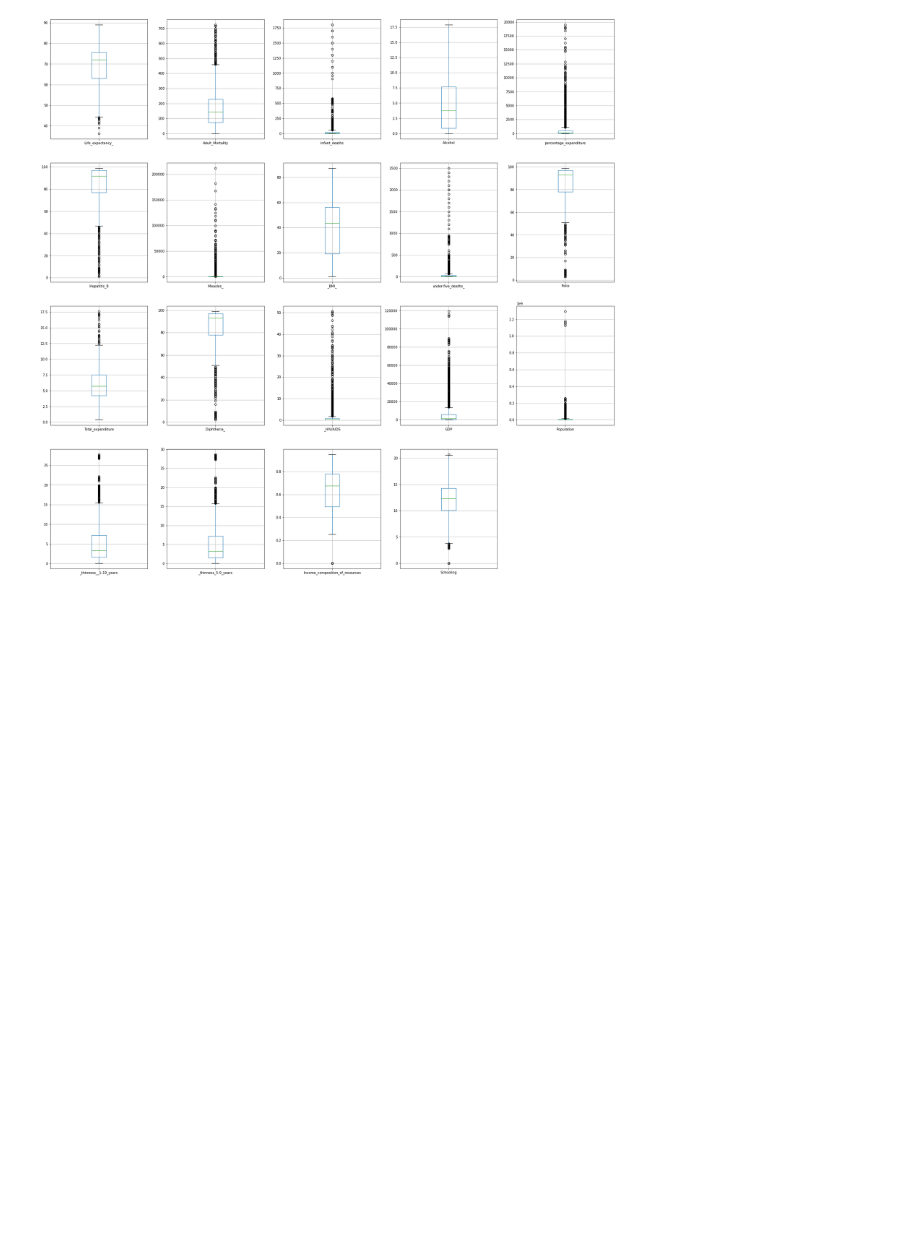
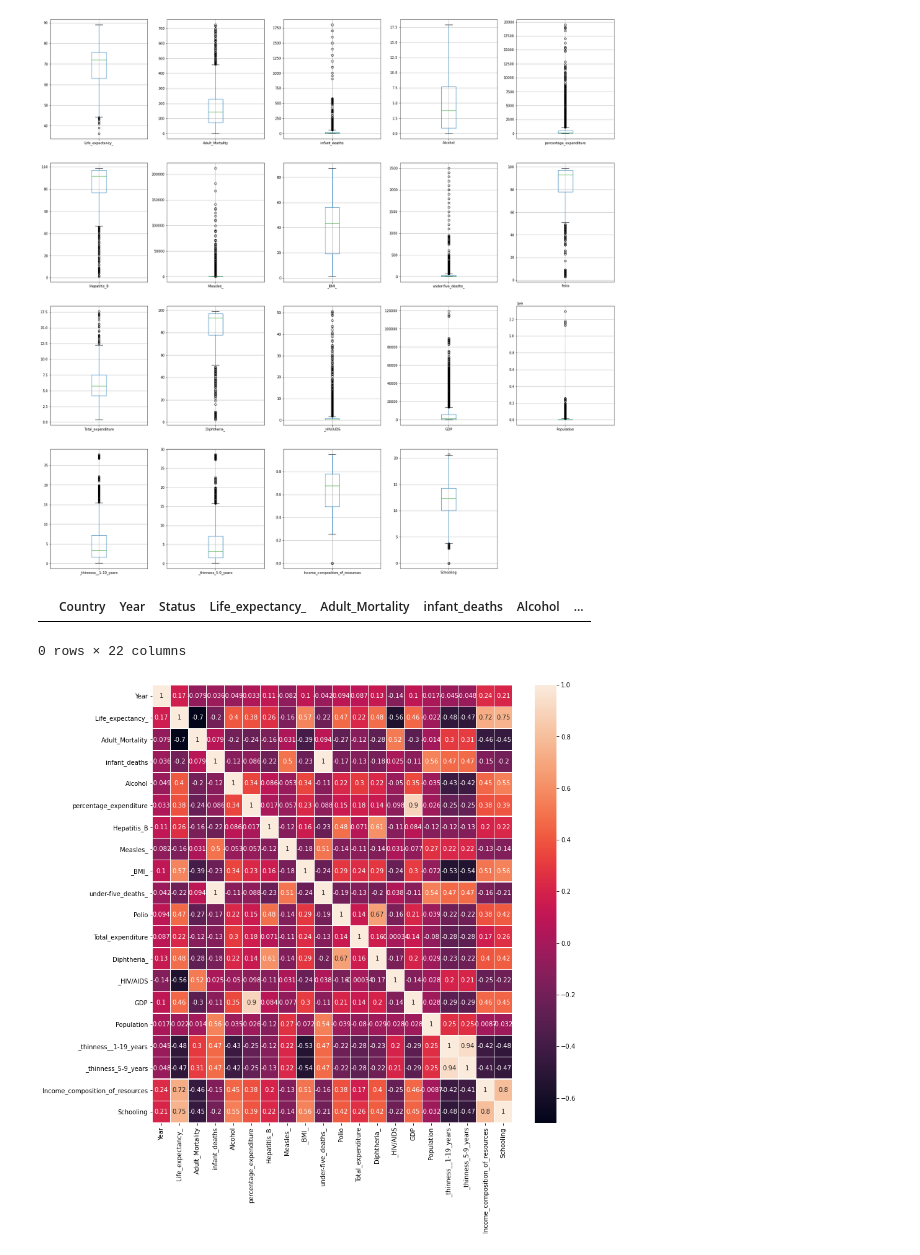
Before and after one commit to nehapatnaik2/Capstone_2-Life_expectancy_predictors, a Jupyter notebook: Life_expectancy.ipynb, the cells around one changed output. Cells and saved outputs as stored; diff of their text form; code cells hidden in the pictures; blank space fills up the shorter version.

```diff
--- a/Life_expectancy.ipynb
+++ b/Life_expectancy.ipynb
@@ -252,3 +251,16 @@ for i, col in enumerate(x.columns):
 plt.show()
 # %% [output]
 [figure]
+# %%
+# Life_expectancy_ is our Target variaable, droping the countries whose life_expectancy_ was missing;
+data2 = data.dropna(subset=['Life_expectancy_'])
+# %%
+data2.loc[data2.Life_expectancy_.isna()]
+# %% [output]
+|  | Country | Year | Status | Life_expectancy_ | Adult_Mortality | infant_deaths | Alcohol | ... |
+0 rows × 22 columns
+# %%
+plt.subplots(figsize=(13,13))
+sns.heatmap(data2.corr(), annot = True, linewidths = 0.5);
+# %% [output]
+[figure, added]
```
Also changed, not shown: parts of 45 cells of this notebook.
